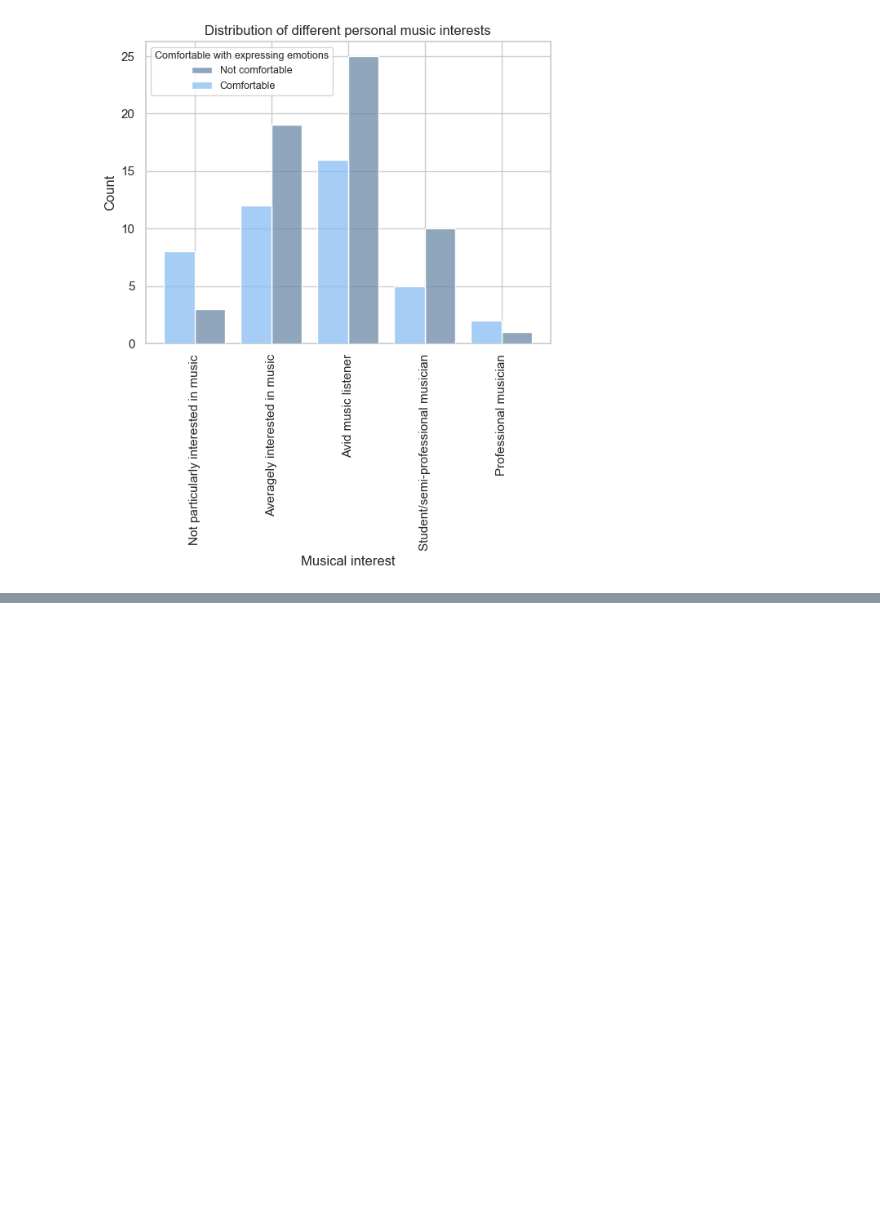
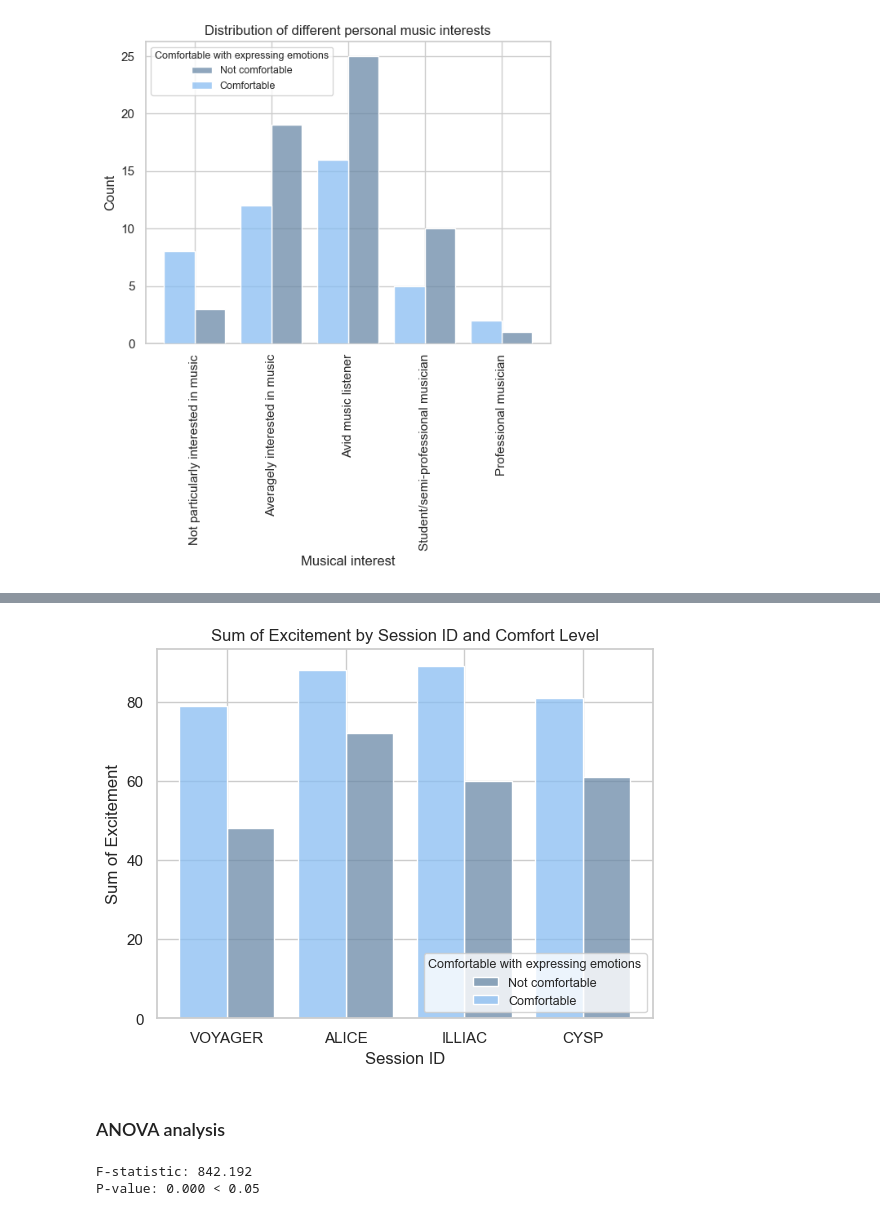
Before and after one commit to ihneskarbovik/IN5060-assignment3, a Jupyter notebook: study.ipynb, the cells around one changed output, grey strips where cells are left out. Drawn from its saved outputs; the diff is of its cells as text; code cells hidden in the pictures; blank space fills up the shorter version.

Commit message:
some anova tests, more to come

```diff
--- a/study.ipynb
+++ b/study.ipynb
@@ -216,0 +250,25 @@ sns.heatmap(df_all_numeric.corr(), annot=True, cmap=color_palett)
+# %%
+aggregated_data = grouped_df_all.groupby(['Session_ID', 'Comfortable with expressing emotions'], as_index=False)['Excitement'].sum()
+
+order = ['VOYAGER', 'ALICE', 'ILLIAC', 'CYSP']
+aggregated_data['Session_ID'] = pd.Categorical(aggregated_data['Session_ID'], categories=order, ordered=True)
+
+ax = sns.histplot(data=aggregated_data, x='Session_ID', weights='Excitement', hue='Comfortable with expressing emotions', discrete=True, multiple='dodge', palette=colors[1:3], shrink=0.8)
+ax.legend(title="Comfortable with expressing emotions", fontsize=9, title_fontsize=9, labels=['Not comfortable', 'Comfortable'], loc='lower right')
+ax.set_ylabel("Sum of Excitement")
+ax.set_xlabel("Session ID")
+ax.set_title("Sum of Excitement by Session ID and Comfort Level")
+plt.show()
+# %% [output]
+[figure, added]
+# %% [markdown]
+### ANOVA analysis
+# %%
+# Comfortable with expressing emotions
+f_statistic, p_value = stats.f_oneway(non_comfortable['Comfortable with expressing emotions'], comfortable['Comfortable with expressing emotions'])
+
+print(f'F-statistic: {f_statistic:.3f}')
+print(f'P-value: {p_value:.3f} < 0.05')
+# %% [output]
+F-statistic: 842.192
+P-value: 0.000 < 0.05
```
Also changed, not shown: parts of 11 cells of this notebook.
